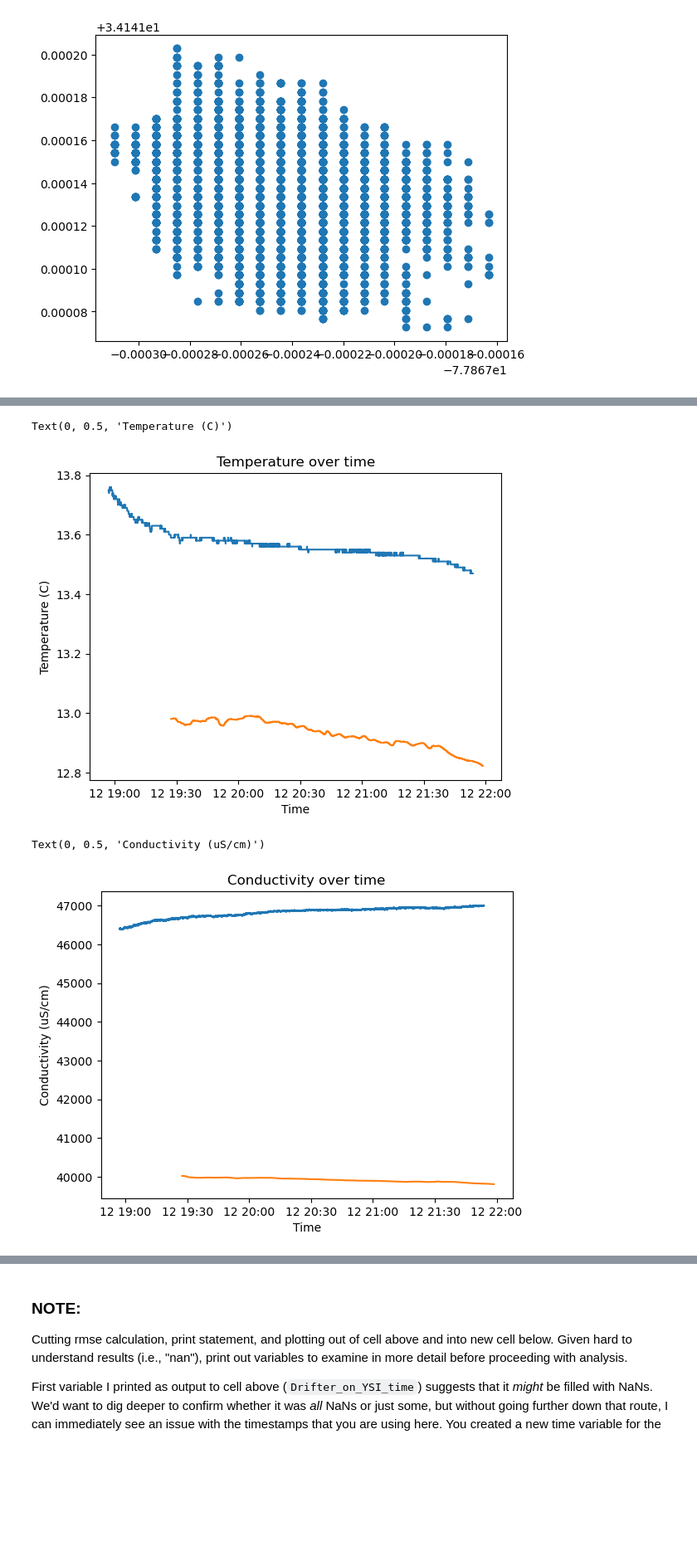
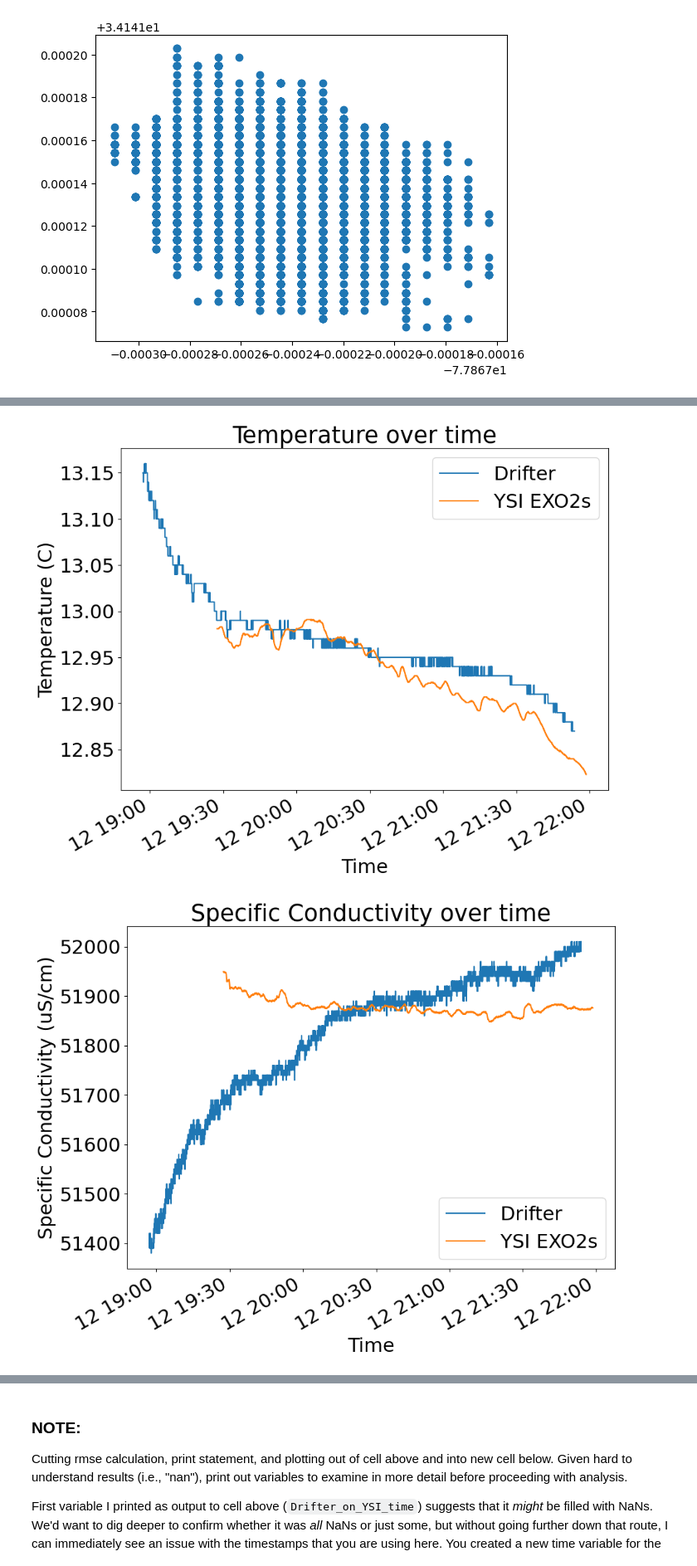
Before and after one commit to COAST-Lab/Biogeochemical-Drifter, a Jupyter notebook: Data_Analysis/Data_Analysis.ipynb, the cells around one changed output, grey strips where cells are left out. Shown at 83% size. Saved outputs shown, nothing was run; the diff lists cells and outputs as text; code cells hidden in the pictures; blank space fills up the shorter version.

```diff
--- a/Data_Analysis/Data_Analysis.ipynb
+++ b/Data_Analysis/Data_Analysis.ipynb
@@ -220,10 +221,14 @@ Stephen, same as above. Describe manipulation of dissolved oxygen variable, add
 # %%
-DO = df['DO (mg/L)']
-YSIDO = YSIdf['ODO mg/L'] -4
+DO = df['DO (mg/L)'] +4 #Use +4 as a one point calibration correction for the Drifter
+YSIDO = YSIdf['ODO mg/L']
 
-plt.plot(time,DO)
-plt.plot(YSItime, YSIDO)
+plt.rcParams.update({'font.size':22}) #font size
+fig, axs = plt.subplots(figsize = (10,8)) # PJB: explicitly create graph objects for subsequent access
+plt.plot(time,DO, label = 'Drifter')
+plt.plot(YSItime, YSIDO, label = 'YSI EXO2s')
 plt.title('DO over time')
 plt.xlabel('Time')
 plt.ylabel('DO (mg/L)')
+axs.legend()
+fig.autofmt_xdate()
 # %% [output]
@@ -232,27 +236,33 @@ Text(0, 0.5, 'DO (mg/L)')
 # %%
-temp = df['Temperature (C)']
+temp = df['Temperature (C)'] - 0.6 #correct the temperature probe as much as possible
 YSItemp = YSIdf['Temp °C']
 
-plt.plot(time,temp)
-plt.plot(YSItime,YSItemp)
+plt.rcParams.update({'font.size':22}) #font size
+fig, axs = plt.subplots(figsize = (10,8)) # PJB: explicitly create graph objects for subsequent access
+plt.plot(time,temp, label = 'Drifter')
+plt.plot(YSItime,YSItemp, label = 'YSI EXO2s')
 plt.title('Temperature over time')
 plt.xlabel('Time')
 plt.ylabel('Temperature (C)')
+axs.legend()
+fig.autofmt_xdate()
 # %% [output]
-Text(0, 0.5, 'Temperature (C)')
-[figure, old version]
+[figure, new version]
 # %%
-cond = df['Conductivity (uS/cm)']
-YSIcond = YSIdf['Cond µS/cm']
+spcond = df['Conductivity (uS/cm)'] +5000 #point calibration for drifter
+YSIspcond = YSIdf['SpCond µS/cm']
 
-plt.plot(time,cond)
-plt.plot(YSItime,YSIcond)
-plt.title('Conductivity over time')
+plt.rcParams.update({'font.size':22}) #font size
+fig, axs = plt.subplots(figsize = (10,8)) # PJB: explicitly create graph objects for subsequent access
+plt.plot(time,spcond, label = 'Drifter')
+plt.plot(YSItime,YSIspcond, label = 'YSI EXO2s')
+plt.title('Specific Conductivity over time')
 plt.xlabel('Time')
-plt.ylabel('Conductivity (uS/cm)')
+plt.ylabel('Specific Conductivity (uS/cm)')
+axs.legend()
+fig.autofmt_xdate()
 # %% [output]
-Text(0, 0.5, 'Conductivity (uS/cm)')
-[figure, old version]
+[figure, new version]
 # %%
 #interpolation section
 
```
Also changed, not shown: parts of 8 cells of this notebook.
